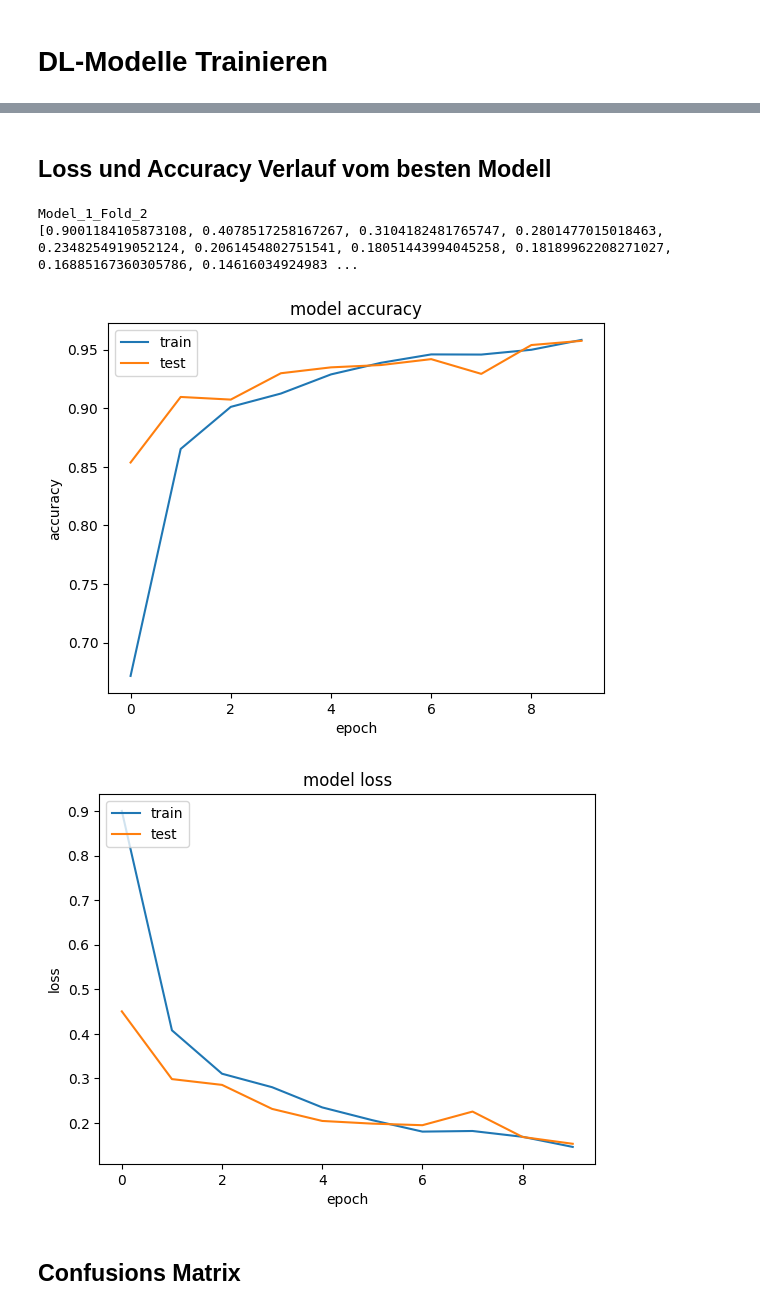
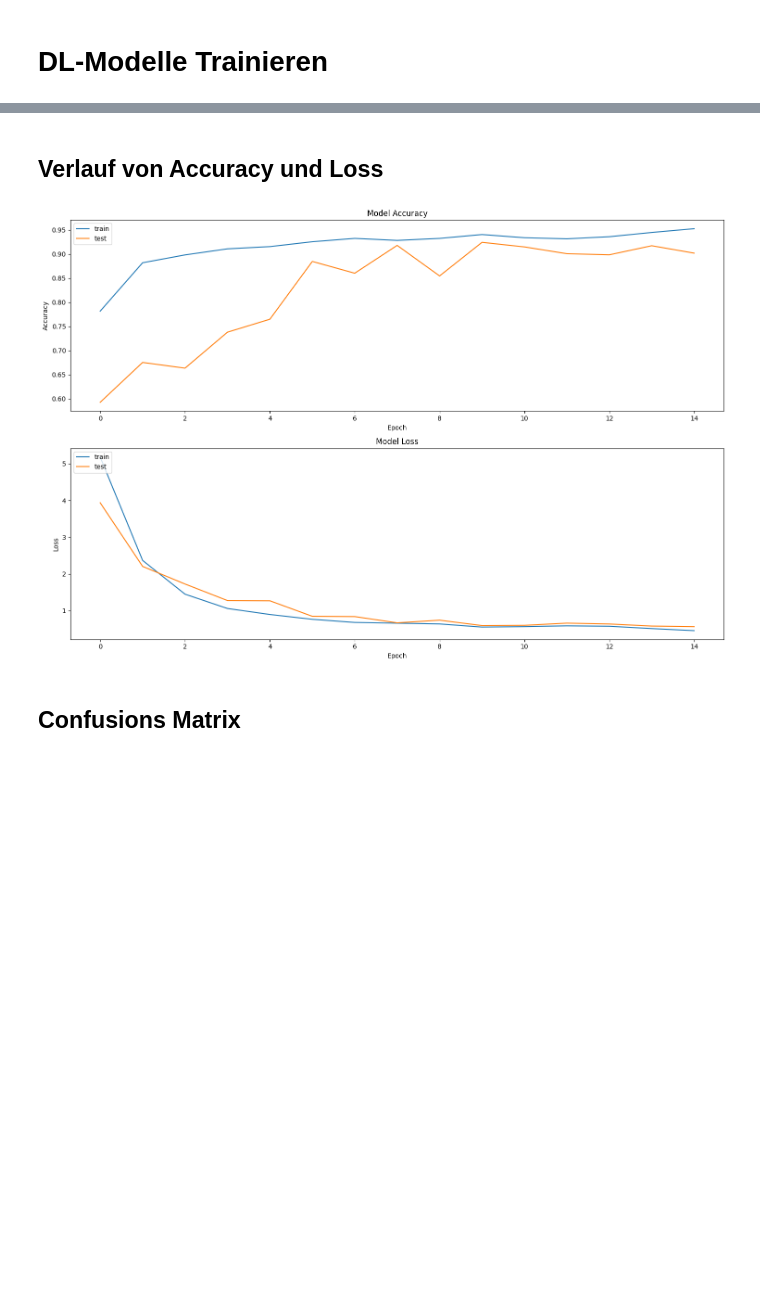
Before and after one commit to CDL1-Sensor/Sensor_Klassifikation-mit-Deep-Learning, a Jupyter notebook: DL-Modelle.ipynb, the cells around one changed output, grey strips where cells are left out. Cells and saved outputs as stored; diff of their text form; code cells hidden in the pictures; blank space fills up the shorter version.

Commit message:
add deep model

```diff
--- a/DL-Modelle.ipynb
+++ b/DL-Modelle.ipynb
@@ -113,10 +115,11 @@ df = df[~df["id_combined"].isin(ids)]
 # %% [markdown]
 ## Drop unnötige Spalten und Class Encoden
 # %%
+# drop the columns that are not needed
 df = df.drop(columns=["id", "user", "id_combined"])
-df.drop(["Unnamed: 0"], axis=1, inplace=True)
 # get all types of the df
 le = LabelEncoder()
+# encode the classes
 df["class"] = le.fit_transform(df["class"])
 # print dictionary of the classes and its encoded values
 print(dict(zip(le.classes_, le.transform(le.classes_))))
@@ -155,6 +158,15 @@ y_windows = np.array(
 y_windows = to_categorical(y_windows, num_classes=6)
 
 # Split the dataset into training and testing sets
-X_train, X_test, y_train, y_test = train_test_split(
+x_train, x_test, y_train, y_test = train_test_split(
     X_windows, y_windows, test_size=0.1, random_state=42, stratify=y_windows
 )
+
+# print Data shapes
+print("Data shapes:")
+print("- X:         = {}".format(X.shape))
+print("- y:         = {}".format(y.shape))
+print("- X_train:   = {}".format(x_train.shape))
+print("- y_train:   = {}".format(y_train.shape))
+print("- X_test:    = {}".format(x_test.shape))
+print("- y_test:    = {}".format(y_test.shape))
@@ -172,8 +181,3 @@ X.shape, y.shape, X_train.shape, y_train.shape, X_test.shape, y_test.shape
-# %%
-x_train = X_train
-x_test = X_test
-y_train = y_train
-y_test = y_test
 # %% [markdown]
 # DL-Modelle erstellen
 # %%
@@ -344,13 +556,11 @@ def create_model_5(name="model_5"):
 # %%
 best_model_history = None  # Keep track of the best model's history
 model_histories = []
-# Perform cross-validation
-models = [create_model_2]
+models = [create_model_6] # Add all models to this list
 best_model = None
 num_folds = Parameters.number_folds
 tscv = TimeSeriesSplit(n_splits=num_folds)
 fold_acc_scores = []
-
 
 for i, (train, test) in enumerate(tscv.split(x_train)):
     logging.info(f"Fold {i+1}")
@@ -417,29 +627,26 @@ Epoch 10/10
 Model_1_Fold_2
-# %% [markdown]
-## Loss und Accuracy Verlauf vom besten Modell
-# %%
-print(best_model.name)
-print(best_model_history["loss"])
-# summarize history for accuracy
-plt.plot(best_model_history["accuracy"])
-plt.plot(best_model_history["val_accuracy"])
-plt.title("model accuracy")
-plt.ylabel("accuracy")
-plt.xlabel("epoch")
-plt.legend(["train", "test"], loc="upper left")
-plt.show()
-# summarize history for loss
-plt.plot(best_model_history["loss"])
-plt.plot(best_model_history["val_loss"])
-plt.title("model loss")
-plt.ylabel("loss")
-plt.xlabel("epoch")
-plt.legend(["train", "test"], loc="upper left")
-plt.show()
-# %% [output]
-Model_1_Fold_2
-[0.9001184105873108, 0.4078517258167267, 0.3104182481765747, 0.2801477015018463, 0.2348254919052124, 0.2061454802751541, 0.18051443994045258, 0.18189962208271027, 0.16885167360305786, 0.14616034924983 ...
-[figure, removed]
-[figure, removed]
+# %% [markdown]
+## Verlauf von Accuracy und Loss
+# %%
+# Create 2 subplots one for model accuracy and another for model loss
+fig, axs = plt.subplots(2, figsize=(15, 10))
+# Summarize history for accuracy
+axs[0].plot(best_model_history["accuracy"])
+axs[0].plot(best_model_history["val_accuracy"])
+axs[0].set_title("Model Accuracy")
+axs[0].set_ylabel("Accuracy")
+axs[0].set_xlabel("Epoch")
+axs[0].legend(["train", "test"], loc="upper left")
+# Summarize history for loss
+axs[1].plot(best_model_history["loss"])
+axs[1].plot(best_model_history["val_loss"])
+axs[1].set_title("Model Loss")
+axs[1].set_ylabel("Loss")
+axs[1].set_xlabel("Epoch")
+axs[1].legend(["train", "test"], loc="upper left")
+plt.tight_layout()
+plt.show()
+# %% [output]
+[figure, added]
 # %% [markdown]
 ## Confusions Matrix
```
Also changed, not shown: parts of 20 cells of this notebook, 27 other files.
